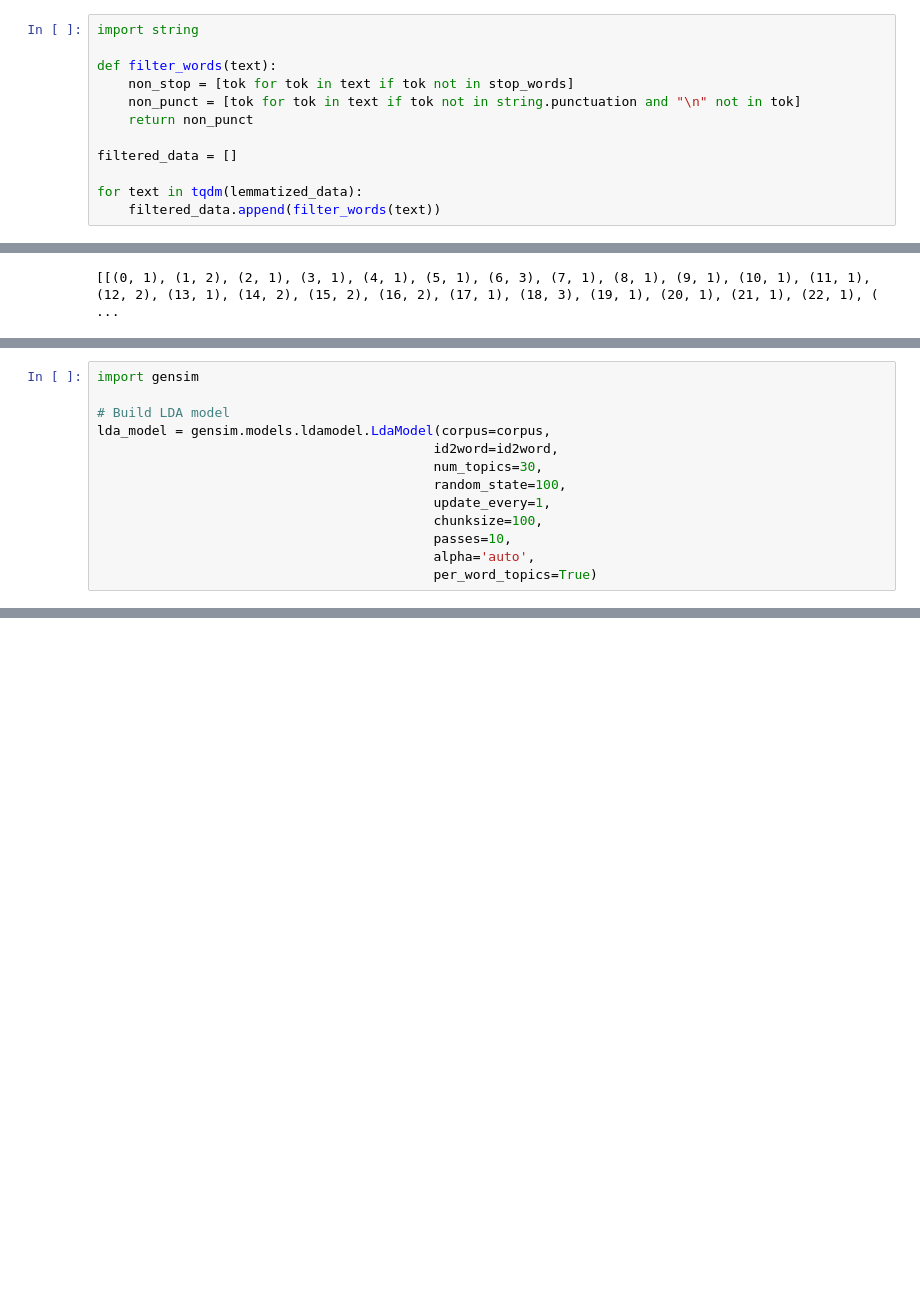
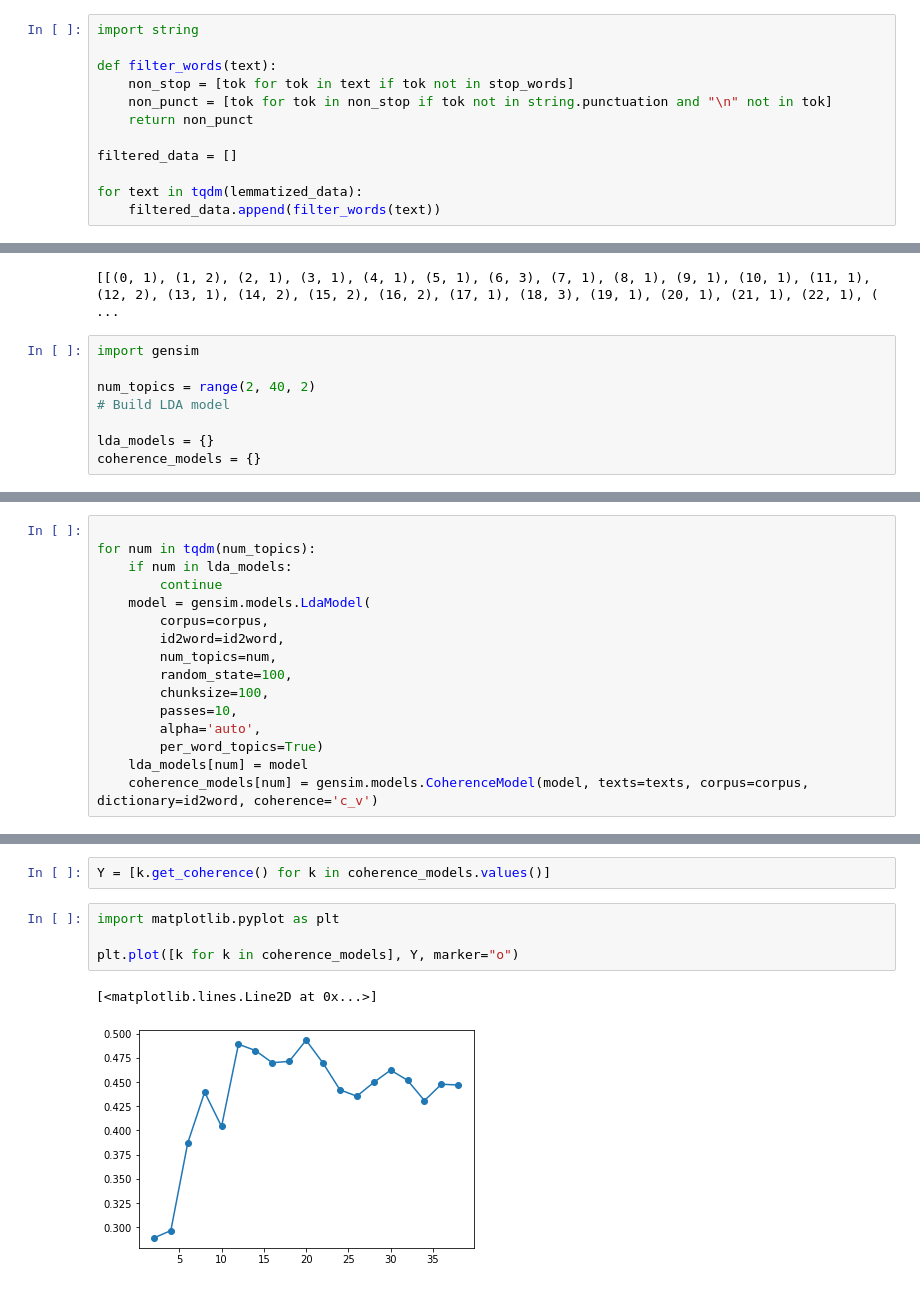
Before and after one commit to finiteautomata/hatespeech-selection, a Jupyter notebook: notebooks/Topics of hateful articles.ipynb, the cells around one changed output, grey strips where cells are left out. Drawn from its saved outputs; the diff is of its cells as text; blank space fills up the shorter version.

Commit message:
Add topic models for hateful news

```diff
--- a/notebooks/Topics of hateful articles.ipynb
+++ b/notebooks/Topics of hateful articles.ipynb
@@ -64,7 +76,7 @@ import string
 
 def filter_words(text):
     non_stop = [tok for tok in text if tok not in stop_words]
-    non_punct = [tok for tok in text if tok not in string.punctuation and "\n" not in tok]
+    non_punct = [tok for tok in non_stop if tok not in string.punctuation and "\n" not in tok]
     return non_punct
 
 filtered_data = []
@@ -87,3 +99,11 @@ corpus = [id2word.doc2bow(text) for text in texts]
 print(corpus[:1])
 # %% [output]
 [[(0, 1), (1, 2), (2, 1), (3, 1), (4, 1), (5, 1), (6, 3), (7, 1), (8, 1), (9, 1), (10, 1), (11, 1), (12, 2), (13, 1), (14, 2), (15, 2), (16, 2), (17, 1), (18, 3), (19, 1), (20, 1), (21, 1), (22, 1), ( ...
+# %%
+import gensim
+
+num_topics = range(2, 40, 2)
+# Build LDA model
+
+lda_models = {}
+coherence_models = {}
@@ -90,13 +112,16 @@ print(corpus[:1])
 # %%
-import gensim
 
-# Build LDA model
-lda_model = gensim.models.ldamodel.LdaModel(corpus=corpus,
-                                           id2word=id2word,
-                                           num_topics=30,
-                                           random_state=100,
-                                           update_every=1,
-                                           chunksize=100,
-                                           passes=10,
-                                           alpha='auto',
-                                           per_word_topics=True)
+for num in tqdm(num_topics):
+    if num in lda_models:
+        continue
+    model = gensim.models.LdaModel(
+        corpus=corpus,
+        id2word=id2word,
+        num_topics=num,
+        random_state=100,
+        chunksize=100,
+        passes=10,
+        alpha='auto',
+        per_word_topics=True)
+    lda_models[num] = model
+    coherence_models[num] = gensim.models.CoherenceModel(model, texts=texts, corpus=corpus, dictionary=id2word, coherence='c_v')
@@ -102,0 +135,9 @@ lda_model = gensim.models.ldamodel.LdaModel(corpus=corpus,
+# %%
+Y = [k.get_coherence() for k in coherence_models.values()]
+# %%
+import matplotlib.pyplot as plt
+
+plt.plot([k for k in coherence_models], Y, marker="o")
+# %% [output]
+[<matplotlib.lines.Line2D at 0x...>]
+[figure, added]
```
Also changed, not shown: parts of 18 cells of this notebook, 2 other files.
